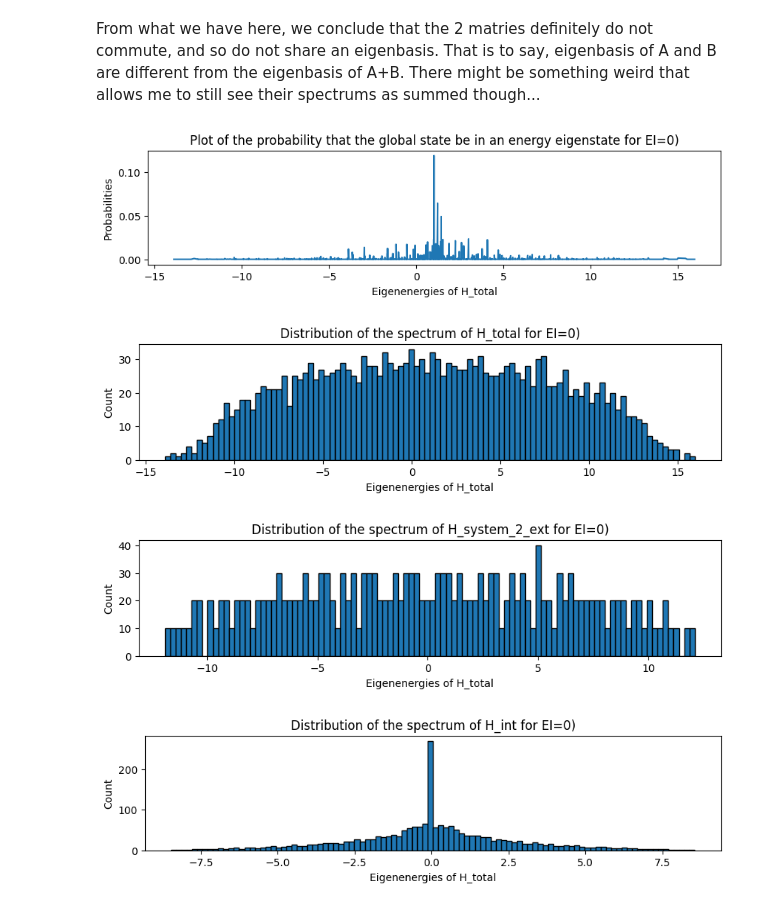
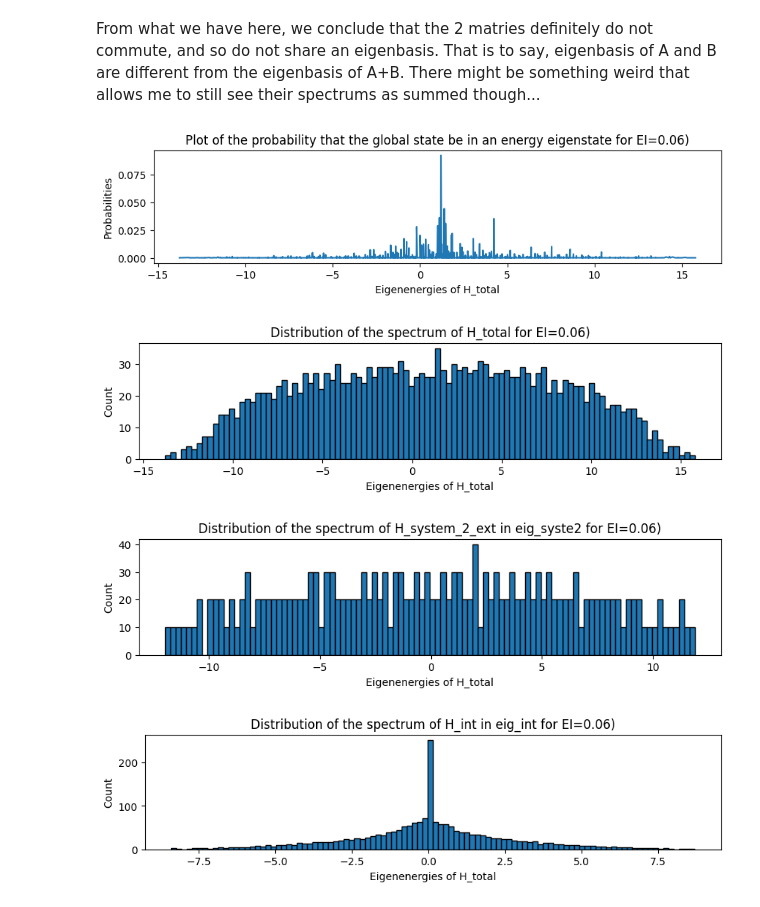
Before and after one commit to MarinAndreGirard/Quantum_Branching, a Jupyter notebook: testing_stuff.ipynb, the cells around one changed output. Cells and saved outputs as stored; diff of their text form; code cells hidden in the pictures.

```diff
--- a/testing_stuff.ipynb
+++ b/testing_stuff.ipynb
@@ -108,14 +108,14 @@ def plot_e_spectrum_all(H_total,H_system_2,H_system_1_ext,H_system_2_ext,H_inter
 
     plt.figure(figsize=(10, 2))
     plt.hist(eigenenergies_syst_2, bins=num_bins, range=(min_energy_syst_2, max_energy_syst_2), edgecolor='black');
-    plt.title(f"Distribution of the spectrum of H_system_2_ext for EI={EI})")
+    plt.title(f"Distribution of the spectrum of H_system_2_ext in eig_syste2 for EI={EI})")
     plt.xlabel("Eigenenergies of H_total")
     plt.ylabel("Count")
     plt.show()
 
     plt.figure(figsize=(10, 2))
     plt.hist(eigenenergies_int, bins=num_bins, range=(min_energy_int, max_energy_int), edgecolor='black');
-    plt.title(f"Distribution of the spectrum of H_int for EI={EI})")
+    plt.title(f"Distribution of the spectrum of H_int in eig_int for EI={EI})")
     plt.xlabel("Eigenenergies of H_total")
     plt.ylabel("Count")
     plt.show()
@@ -160,9 +186,9 @@ plt.show()
 # %% [markdown]
 From what we have here, we conclude that the 2 matries definitely do not commute, and so do not share an eigenbasis. That is to say, eigenbasis of A and B are different from the eigenbasis of A+B. There might be something weird that allows me to still see their spectrums as summed though...
 # %%
-plot_e_spectrum_all(H_total,H_system_2,H_system_1_ext,H_system_2_ext,H_interaction, result,0)
+plot_e_spectrum_all(H_total,H_system_2,H_system_1_ext,H_system_2_ext,H_interaction, result,Int_strength)
 # %% [output]
-[figure, old version]
+[figure, new version]
-[figure, old version]
+[figure, new version]
-[figure, old version]
+[figure, new version]
-[figure, old version]
+[figure, new version]
```
Also changed, not shown: parts of 1 cell of this notebook, 3 other files.
